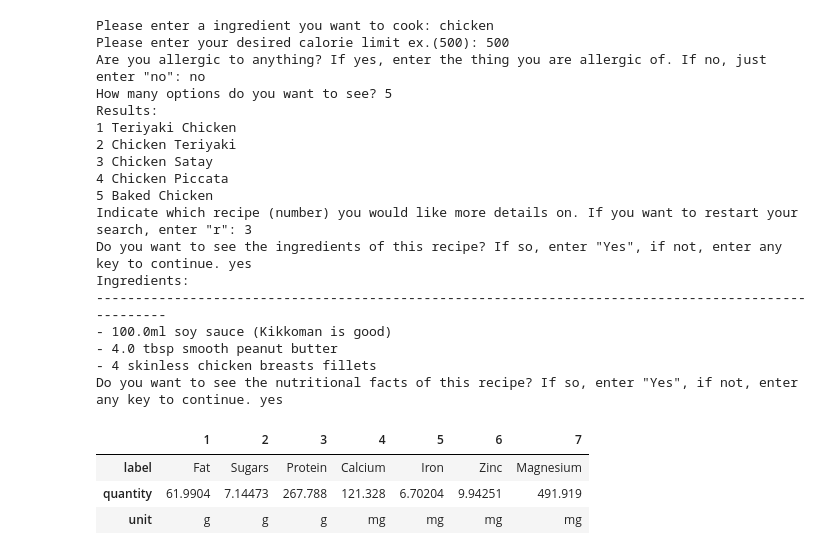
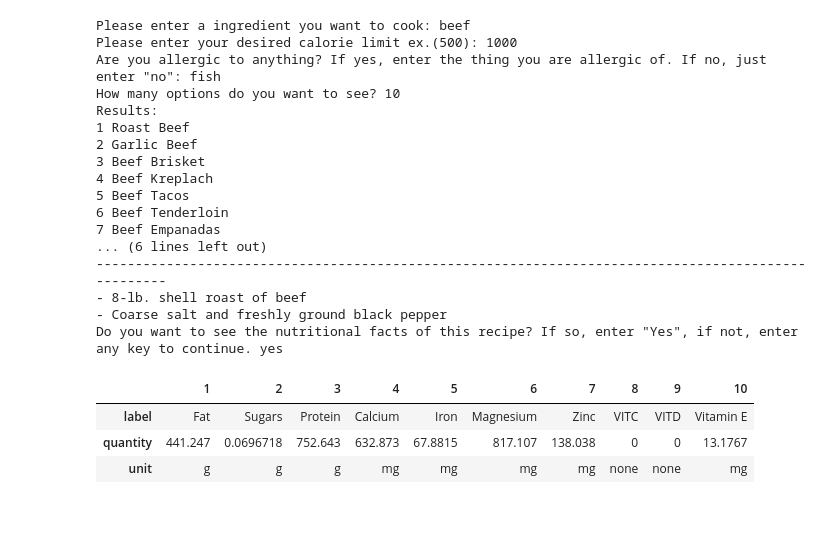
Before and after one commit to kcheun06-su/IST-256-Project-S18-Group-24, a Jupyter notebook: Draft.ipynb, the cells around one changed output. Saved outputs shown, nothing was run; the diff lists cells and outputs as text; code cells hidden in the pictures; blank space fills up the shorter version.

```diff
--- a/Draft.ipynb
+++ b/Draft.ipynb
@@ -92,19 +92,37 @@ while True:
                                   "If so, enter \"Yes\", if not, enter any key to continue. ")
     if user_choice_nutrition.lower() == "yes":
         try:
-            nutrition_fat = pd.Series(data = results['hits'][int(recipe_choice)-1]['recipe']['totalNutrients']['FAT'])
-            nutrition_sugar = pd.Series(data = results['hits'][int(recipe_choice)-1]['recipe']['totalNutrients']['SUGAR'])
-            nutrition_protein = pd.Series(data = results['hits'][int(recipe_choice)-1]['recipe']['totalNutrients']['PROCNT'])
-            nutrition_ca = pd.Series(data = results['hits'][int(recipe_choice)-1]['recipe']['totalNutrients']['CA'])
-            nutrition_fe = pd.Series(data = results['hits'][int(recipe_choice)-1]['recipe']['totalNutrients']['FE'])
-            nutrition_mg = pd.Series(data = results['hits'][int(recipe_choice)-1]['recipe']['totalNutrients']['MG'])
-            nutrition_zn = pd.Series(data = results['hits'][int(recipe_choice)-1]['recipe']['totalNutrients']['ZN'])
+            dic_list = []
+            nutrients_list = ['FAT', 'SUGAR', 'PROCNT', 'CA', 'FE', 'MG', 'ZN', 'VITC', 'VITD', 'TOCPHA']
 
-            nutrition_dict = {'1': nutrition_fat, '2': nutrition_sugar, '3': nutrition_protein,
-                              '4': nutrition_ca, '5': nutrition_fe, '6': nutrition_zn, '7': nutrition_mg}
+            '''
+            #to see the whole nutrient table
+            for nutrient in results['hits'][int(recipe_choice)-1]['recipe']['totalNutrients']:
+                dic_list.append(results['hits'][int(recipe_choice)-1]['recipe']['totalNutrients'][nutrient])
+
+            '''
+
+            for nutrient in nutrients_list:
+                if nutrient in results['hits'][int(recipe_choice)-1]['recipe']['totalNutrients']:
+                    dic_list.append(results['hits'][int(recipe_choice)-1]['recipe']['totalNutrients'][nutrient])
+                else:
+                    new_dic = {}
+                    new_dic['label'] = nutrient
+                    new_dic['quantity'] = 0
+                    new_dic['unit'] = 'none'
+                    dic_list.append(new_dic)
+
+            i=1
+            nutrition_dict = {}
+            for item in dic_list:
+                nutrition_dict[str(i)] = pd.Series(data = item)
+                i=i+1
+
+
             nutrition_df = pd.DataFrame(nutrition_dict)
-            nutrition_df = nutrition_df[['1','2','3','4','5','6','7']]
+            nutrition_df = nutrition_df[['1','2','3','4','5','6','7','8','9','10']]
             display(nutrition_df)
+
         except KeyError:
             print("We do not have sufficient nutritional facts to show you. Restarting...")
             continue
@@ -115,49 +133,48 @@ while True:
     user_choice_groceries = input("Would you like to find grocery stores nearby? "
                                   "If so, enter \"Yes\", if not, enter any key to quit. ")
     if user_choice_groceries.lower() != "yes":
         print("Ending program...")
         break
     else:
         user_location = input("Where are you right now? ")
 
         data = nearbygrocerystores(user_location)
 
         grocery_stores = data['businesses']
         print("Results: ")
 
         for grocery_store in grocery_stores:
             print('-'*100)
             name = grocery_store['name']
             print(name)
             for line in grocery_store['location']['display_address']:
                 print(line)
             print("%s has received a rating of %.1f stars out of 5 with %d ratings."
                   % (name, grocery_store['rating'], grocery_store['review_count']))
             yelp_url = grocery_store['url']
             print(yelp_url)
             print('-'*100)
         print("To view these stores on a map, run the following cell.")
         break
 # %% [output]
-Please enter a ingredient you want to cook: chicken
-Please enter your desired calorie limit ex.(500): 500
-Are you allergic to anything? If yes, enter the thing you are allergic of. If no, just enter "no": no
-How many options do you want to see? 5
+Please enter a ingredient you want to cook: beef
+Please enter your desired calorie limit ex.(500): 1000
+Are you allergic to anything? If yes, enter the thing you are allergic of. If no, just enter "no": fish
+How many options do you want to see? 10
 Results:
-1 Teriyaki Chicken
-2 Chicken Teriyaki
-3 Chicken Satay
-4 Chicken Piccata
-5 Baked Chicken
-Indicate which recipe (number) you would like more details on. If you want to restart your search, enter "r": 3
-Do you want to see the ingredients of this recipe? If so, enter "Yes", if not, enter any key to continue. yes
-Ingredients:
+1 Roast Beef
+2 Garlic Beef
+3 Beef Brisket
+4 Beef Kreplach
+5 Beef Tacos
+6 Beef Tenderloin
+7 Beef Empanadas
+... (6 lines left out)
 ----------------------------------------------------------------------------------------------------
-- 100.0ml soy sauce (Kikkoman is good)
-- 4.0 tbsp smooth peanut butter
-- 4 skinless chicken breasts fillets
+- 8-lb. shell roast of beef
+- Coarse salt and freshly ground black pepper
 Do you want to see the nutritional facts of this recipe? If so, enter "Yes", if not, enter any key to continue. yes
-|  | 1 | 2 | 3 | 4 | 5 | 6 | 7 |
-| label | Fat | Sugars | Protein | Calcium | Iron | Zinc | Magnesium |
-| quantity | 61.9904 | 7.14473 | 267.788 | 121.328 | 6.70204 | 9.94251 | 491.919 |
-| unit | g | g | g | mg | mg | mg | mg |
+|  | 1 | 2 | 3 | 4 | 5 | 6 | 7 | 8 | 9 | 10 |
+| label | Fat | Sugars | Protein | Calcium | Iron | Magnesium | Zinc | VITC | VITD | Vitamin E |
+| quantity | 441.247 | 0.0696718 | 752.643 | 632.873 | 67.8815 | 817.107 | 138.038 | 0 | 0 | 13.1767 |
+| unit | g | g | g | mg | mg | mg | mg | none | none | mg |
```
Also changed, not shown: parts of 2 cells of this notebook.
